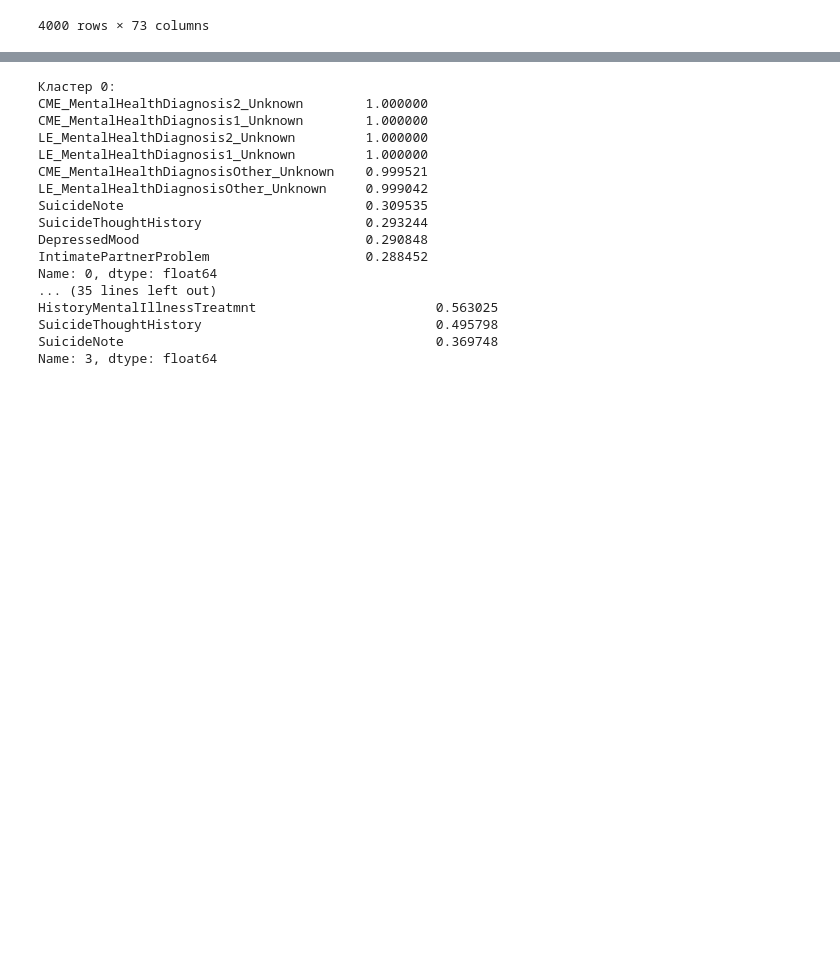
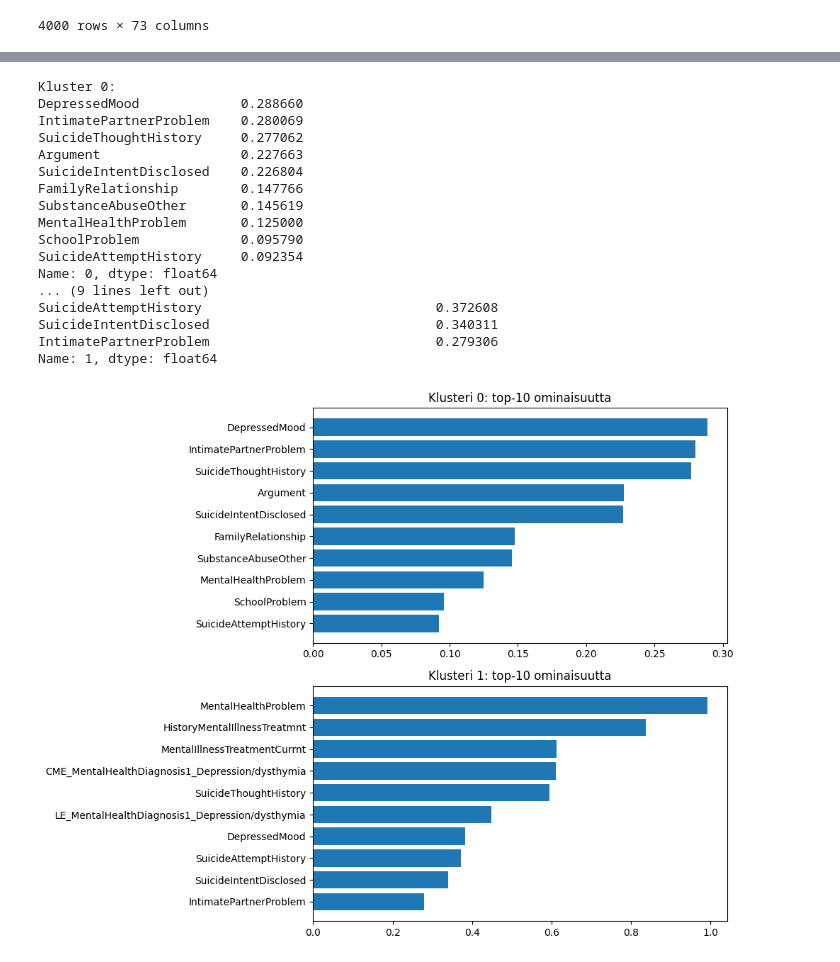
Before and after one commit to VladimirPiniazhin/Koneoppiminen, a Jupyter notebook: Harjoitustehtava.ipynb, the cells around one changed output, grey strips where cells are left out. Cells and saved outputs as stored; diff of their text form; code cells hidden in the pictures; blank space fills up the shorter version.

```diff
--- a/Harjoitustehtava.ipynb
+++ b/Harjoitustehtava.ipynb
@@ -115,28 +169,43 @@ plt.show()
 # %%
-# Вычисляем средние значения признаков для каждого кластера
-cluster_means = data.groupby('Cluster').mean()
+# Lasketaan ominaisuuksien keskiarvot kullekin klusterille
+cluster_means = df.groupby('Cluster').mean()
 
-# Для каждого кластера находим признаки с наибольшими средними значениями
+# Kustakin klusterista etsitään ominaisuudet, joiden keskiarvot ovat suurimmat
 for cluster in cluster_means.index:
-    print(f"\nКластер {cluster}:")
-    # Отображаем топ-10 признаков с наибольшими значениями для данного кластера
+    print(f"\nKluster {cluster}:")
+    # Etsetään 10 ominaisuutta, joilla on korkeimmat arvot tietyssä klusterissa
     top_features = cluster_means.loc[cluster].sort_values(ascending=False).head(10)
     print(top_features)
 # %% [output]
-Кластер 0:
-CME_MentalHealthDiagnosis2_Unknown        1.000000
-CME_MentalHealthDiagnosis1_Unknown        1.000000
-LE_MentalHealthDiagnosis2_Unknown         1.000000
-LE_MentalHealthDiagnosis1_Unknown         1.000000
-CME_MentalHealthDiagnosisOther_Unknown    0.999521
-LE_MentalHealthDiagnosisOther_Unknown     0.999042
-SuicideNote                               0.309535
-SuicideThoughtHistory                     0.293244
-DepressedMood                             0.290848
-IntimatePartnerProblem                    0.288452
+Kluster 0:
+DepressedMood             0.288660
+IntimatePartnerProblem    0.280069
+SuicideThoughtHistory     0.277062
+Argument                  0.227663
+SuicideIntentDisclosed    0.226804
+FamilyRelationship        0.147766
+SubstanceAbuseOther       0.145619
+MentalHealthProblem       0.125000
+SchoolProblem             0.095790
+SuicideAttemptHistory     0.092354
 Name: 0, dtype: float64
-... (35 lines left out)
-HistoryMentalIllnessTreatmnt                       0.563025
-SuicideThoughtHistory                              0.495798
-SuicideNote                                        0.369748
-Name: 3, dtype: float64
+... (9 lines left out)
+SuicideAttemptHistory                              0.372608
+SuicideIntentDisclosed                             0.340311
+IntimatePartnerProblem                             0.279306
+Name: 1, dtype: float64
+# %%
+# Visualisoimme 10 ominaisuutta, joilla on korkeimmat painearvot kussakin klusterissa
+fig, axs = plt.subplots(len(cluster_means.index), figsize=(10, 8))
+
+for idx, cluster in enumerate(cluster_means.index):
+    top_features = cluster_means.loc[cluster].sort_values(ascending=False).head(10)
+
+    axs[idx].barh(top_features.index, top_features.values)
+    axs[idx].set_title(f'Klusteri {cluster}: top-10 ominaisuutta')
+    axs[idx].invert_yaxis()
+
+plt.tight_layout()
+plt.show()
+# %% [output]
+[figure, added]
```
Also changed, not shown: parts of 30 cells of this notebook.
